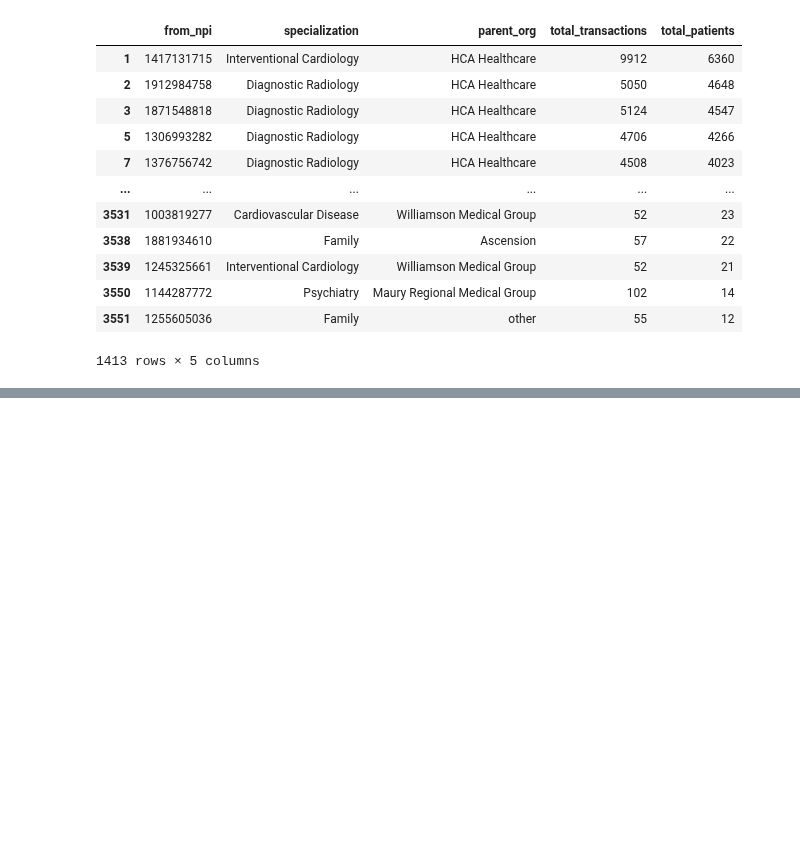
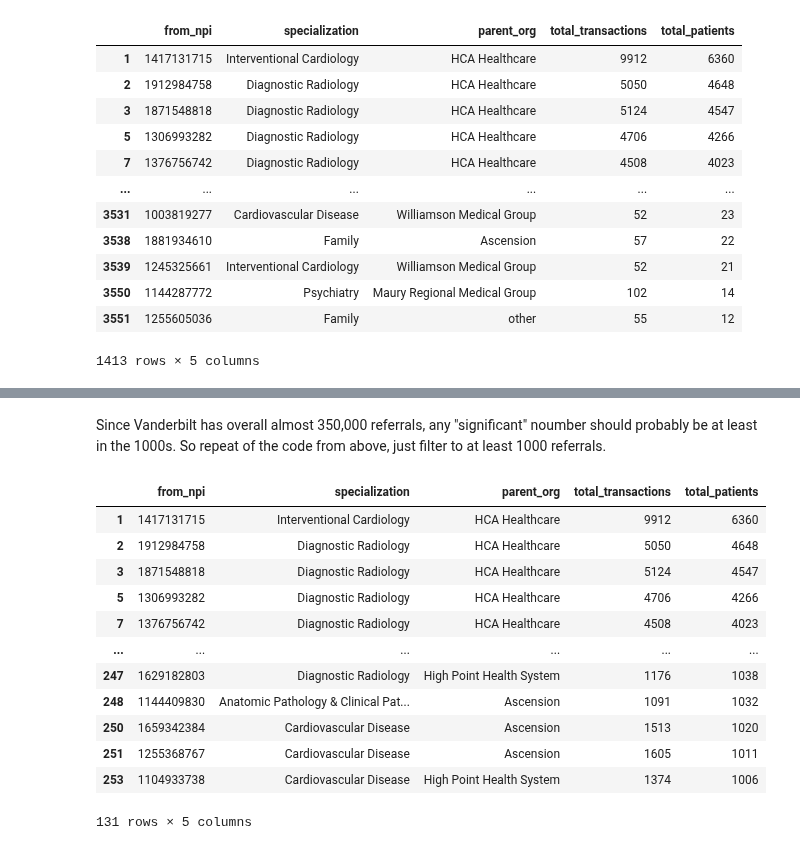
Before and after one commit to tomoumer/hop_team-the-hindenburgs, a Jupyter notebook: notebooks/data_exploration.ipynb, the cells around one changed output, grey strips where cells are left out. Cells and saved outputs as stored; diff of their text form; code cells hidden in the pictures; blank space fills up the shorter version.

```diff
--- a/notebooks/data_exploration.ipynb
+++ b/notebooks/data_exploration.ipynb
@@ -367,0 +392,26 @@ providers_to_major.loc[~providers_to_major['from_npi'].isin(providers_to_major.l
+# %% [markdown]
+Since Vanderbilt has overall almost 350,000 referrals, any "significant" noumber should probably be at least in the 1000s. So repeat of the code from above, just filter to at least 1000 referrals.
+# %%
+(
+    providers_to_major
+    .loc[(~providers_to_major['from_npi']
+            .isin(providers_to_major
+                .loc[providers_to_major['parent_org'] == 'Vanderbilt']
+                ['from_npi']
+                .unique()))
+        & (providers_to_major['total_patients'] > 1000)]
+)
+# %% [output]
+|  | from_npi | specialization | parent_org | total_transactions | total_patients |
+| 1 | 1417131715 | Interventional Cardiology | HCA Healthcare | 9912 | 6360 |
+| 2 | 1912984758 | Diagnostic Radiology | HCA Healthcare | 5050 | 4648 |
+| 3 | 1871548818 | Diagnostic Radiology | HCA Healthcare | 5124 | 4547 |
+| 5 | 1306993282 | Diagnostic Radiology | HCA Healthcare | 4706 | 4266 |
+| 7 | 1376756742 | Diagnostic Radiology | HCA Healthcare | 4508 | 4023 |
+| ... | ... | ... | ... | ... | ... |
+| 247 | 1629182803 | Diagnostic Radiology | High Point Health System | 1176 | 1038 |
+| 248 | 1144409830 | Anatomic Pathology & Clinical Pat... | Ascension | 1091 | 1032 |
+| 250 | 1659342384 | Cardiovascular Disease | Ascension | 1513 | 1020 |
+| 251 | 1255368767 | Cardiovascular Disease | Ascension | 1605 | 1011 |
+| 253 | 1104933738 | Cardiovascular Disease | High Point Health System | 1374 | 1006 |
+131 rows × 5 columns
```
Also changed, not shown: parts of 7 cells of this notebook.
